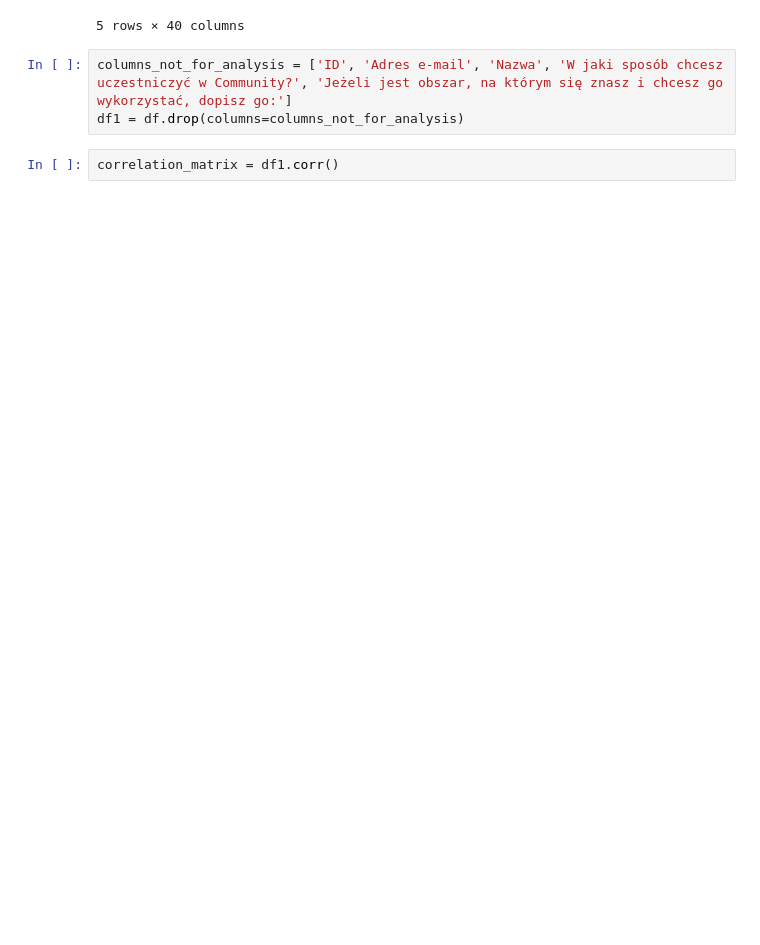
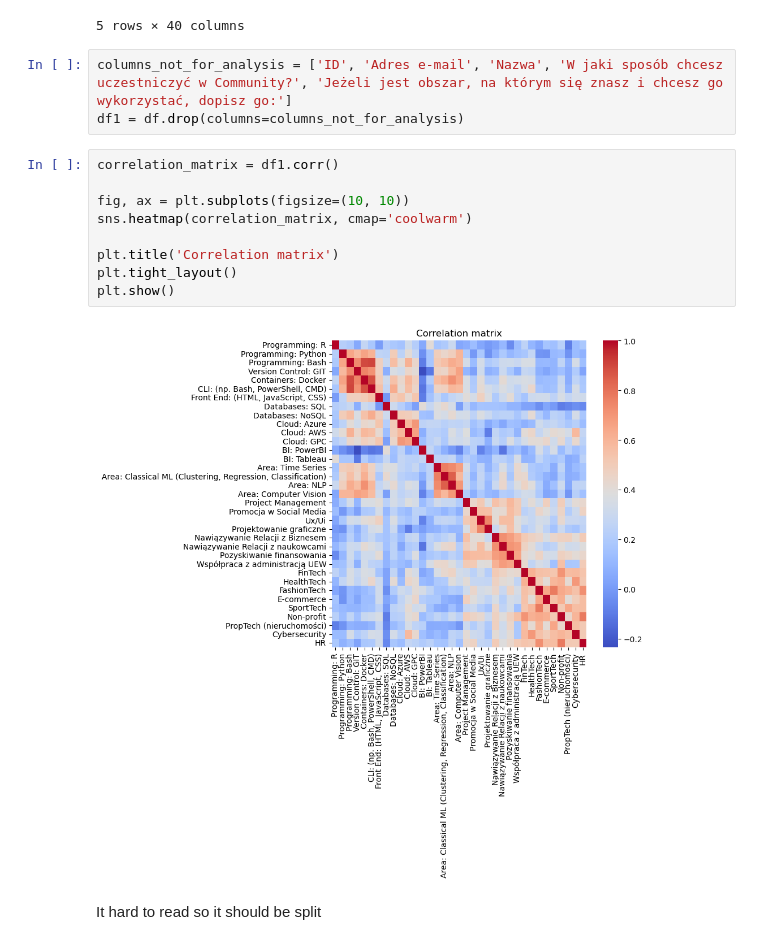
Before and after one commit to Mghd269/DMI-Project, a Jupyter notebook: notebooks/02_eda.ipynb, the cells around one changed output. Saved outputs shown, nothing was run; the diff lists cells and outputs as text; blank space fills up the shorter version.

Commit message:
More correlations

```diff
--- a/notebooks/02_eda.ipynb
+++ b/notebooks/02_eda.ipynb
@@ -30,5 +30,16 @@ df.head()
 # %%
 columns_not_for_analysis = ['ID', 'Adres e-mail', 'Nazwa', 'W jaki sposób chcesz uczestniczyć w Community?', 'Jeżeli jest obszar, na którym się znasz i chcesz go wykorzystać, dopisz go:']
 df1 = df.drop(columns=columns_not_for_analysis)
-# %%
-correlation_matrix = df1.corr()
+# %%
+correlation_matrix = df1.corr()
+
+fig, ax = plt.subplots(figsize=(10, 10))
+sns.heatmap(correlation_matrix, cmap='coolwarm')
+
+plt.title('Correlation matrix')
+plt.tight_layout()
+plt.show()
+# %% [output]
+[figure, added]
+# %% [markdown]
+It hard to read so it should be split
```
Also changed, not shown: parts of 4 cells of this notebook.
